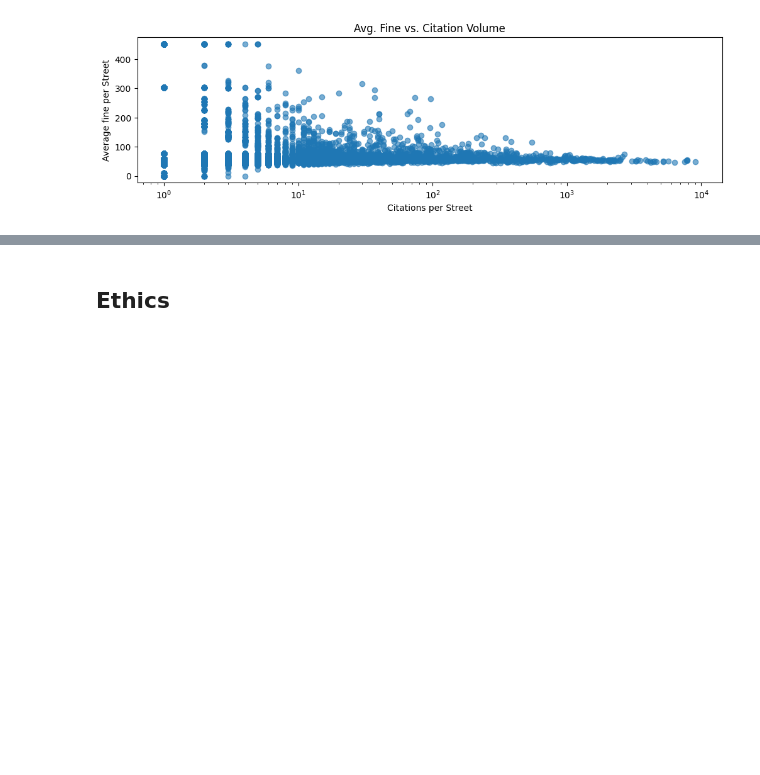
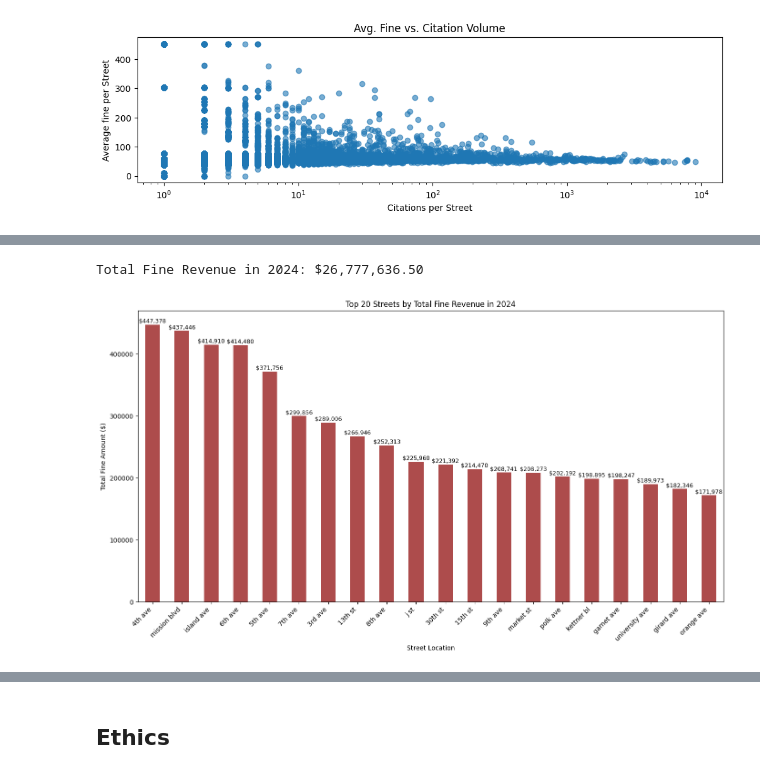
Before and after one commit to tobyzhan/Parking-Citation-Project, a Jupyter notebook: 02-EDACheckpoint.ipynb, the cells around one changed output, grey strips where cells are left out. Drawn from its saved outputs; the diff is of its cells as text; code cells hidden in the pictures; blank space fills up the shorter version.

```diff
--- a/02-EDACheckpoint.ipynb
+++ b/02-EDACheckpoint.ipynb
@@ -432,0 +547,25 @@ some interpretation
+# %%
+# total revenue in 2024
+print(f"Total Fine Revenue in 2024: ${citations['vio_fine'].sum():,.2f}")
+
+# Calculate total fine amounts per street
+street_total_fines = citations.groupby('location')['vio_fine'].sum().sort_values(ascending=False)
+top_20_streets = street_total_fines.head(20)
+
+# Bar chart of top 20 streets by total fine amount
+plt.figure(figsize=(14, 8))
+top_20_streets.plot(kind='bar', color='darkred', alpha=0.7)
+plt.title('Top 20 Streets by Total Fine Revenue in 2024')
+plt.xlabel('Street Location')
+plt.ylabel('Total Fine Amount ($)')
+plt.xticks(rotation=45, ha='right')
+
+# Add value labels on top of bars
+for i, v in enumerate(top_20_streets.values):
+    plt.text(i, v + 500, f'${v:,.0f}', ha='center', va='bottom', fontsize=9)
+
+plt.tight_layout()
+plt.show()
+# %% [output]
+Total Fine Revenue in 2024: $26,777,636.50
+[figure, added]
```
Also changed, not shown: parts of 24 cells of this notebook.
